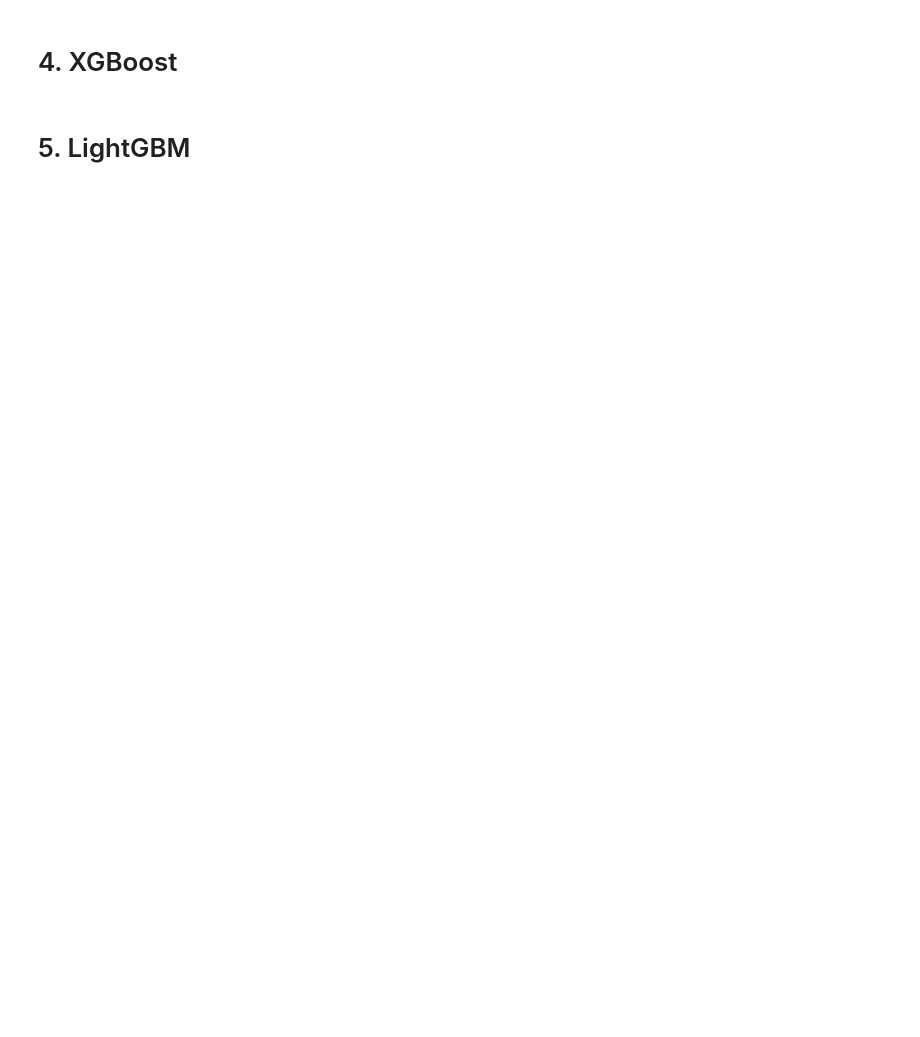
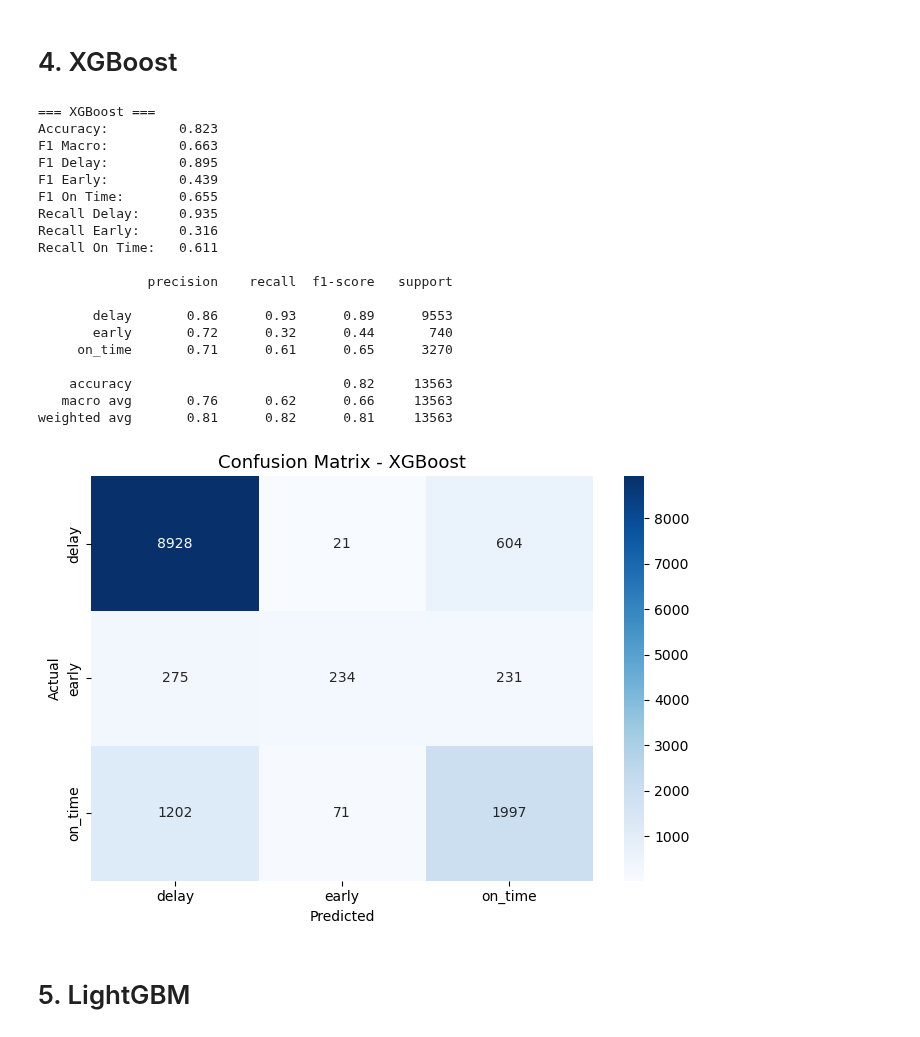
Before and after one commit to ofer-geo/public_transport_ML, a Jupyter notebook: notebooks/Model_Training.ipynb, the cells around one changed output. Saved outputs shown, nothing was run; the diff lists cells and outputs as text; code cells hidden in the pictures; blank space fills up the shorter version.

```diff
--- a/notebooks/Model_Training.ipynb
+++ b/notebooks/Model_Training.ipynb
@@ -237,14 +321,45 @@ results.append(evaluate_model(rf, X_val, y_val, 'Random Forest'))
 # 4. XGBoost
 # %%
 from sklearn.preprocessing import LabelEncoder
+
+# המר כל עמודות category ל-int לפני הרצת XGBoost
+for col in X_train.select_dtypes(include='category').columns:
+    X_train[col] = X_train[col].astype(int)
+
+for col in X_val.select_dtypes(include='category').columns:
+    X_val[col] = X_val[col].astype(int)
+
+for col in X_test.select_dtypes(include='category').columns:
+    X_test[col] = X_test[col].astype(int)
 
 le = LabelEncoder()
 y_train_enc = le.fit_transform(y_train)
 xgb = XGBClassifier(n_estimators=300, learning_rate=0.05, max_depth=6,
                     subsample=0.8, colsample_bytree=0.8, random_state=42, eval_metric='mlogloss')
 xgb.fit(X_train, y_train_enc)
 y_pred_xgb = le.inverse_transform(xgb.predict(X_val))
 results.append(evaluate_model_pred(y_val, y_pred_xgb, 'XGBoost'))
+# %% [output]
+=== XGBoost ===
+Accuracy:         0.823
+F1 Macro:         0.663
+F1 Delay:         0.895
+F1 Early:         0.439
+F1 On Time:       0.655
+Recall Delay:     0.935
+Recall Early:     0.316
+Recall On Time:   0.611
+
+              precision    recall  f1-score   support
+
+       delay       0.86      0.93      0.89      9553
+       early       0.72      0.32      0.44       740
+     on_time       0.71      0.61      0.65      3270
+
+    accuracy                           0.82     13563
+   macro avg       0.76      0.62      0.66     13563
+weighted avg       0.81      0.82      0.81     13563
+[figure, added]
 # %% [markdown]
 # 5. LightGBM
 # %%
```
Also changed, not shown: parts of 32 cells of this notebook.
